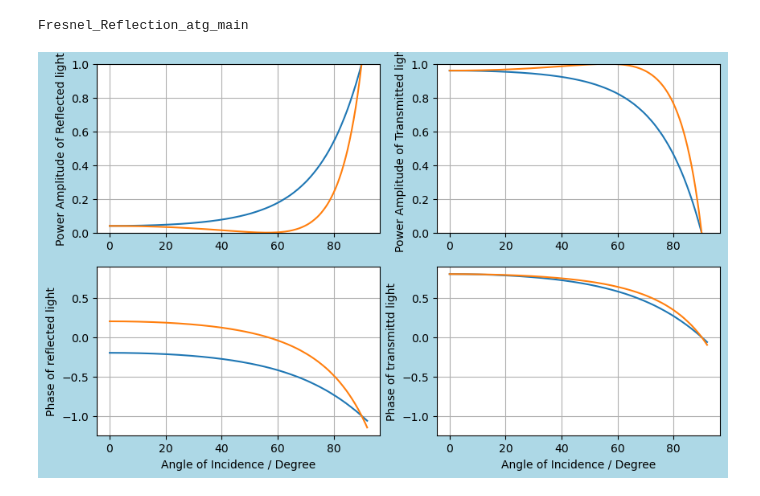
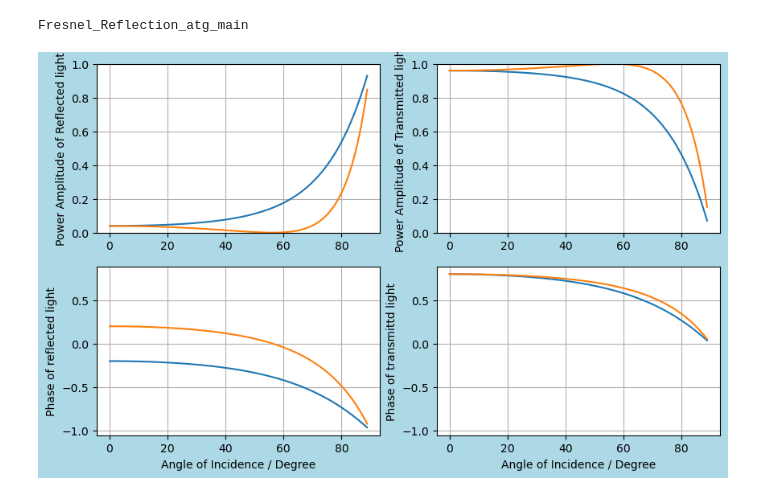
Before and after one commit to tacticstactics/Fresnel-equations, a Jupyter notebook: air-to-glass/Fresnel_Reflection_atg_main.ipynb, the cells around one changed output. Drawn from its saved outputs; the diff is of its cells as text; code cells hidden in the pictures.

```diff
--- a/air-to-glass/Fresnel_Reflection_atg_main.ipynb
+++ b/air-to-glass/Fresnel_Reflection_atg_main.ipynb
@@ -6,7 +6,7 @@ import math
 def Fresnel_Reflection_atg_def(param=0.01,m=512):
 
     #steptheta1 = 0.163036; # degree
-    steptheta1 = 0.18; # degree
+    steptheta1 = 89/m; # degree
 
     theta1col = np.zeros((m,1)); # aoi. Angle Of Incidence
     theta2col = np.zeros((m,1))
@@ -102,31 +102,31 @@ fig = plt.figure(figsize = (10,6), facecolor='lightblue')
 
 
 ax1 = fig.add_subplot(2, 2, 1)
 ax2 = fig.add_subplot(2, 2, 2, sharey=ax1)
 ax3 = fig.add_subplot(2, 2, 3)
 ax4 = fig.add_subplot(2, 2, 4, sharey=ax3)
 
 ax1.plot(theta1col,PRscol,theta1col,PRpcol)
 ax1.set_ylabel("Power Amplitude of Reflected light")
 ax1.set_ylim(0,1)
 ax1.grid()
 
 ax2.plot(theta1col,PTscol,theta1col,PTpcol)
 ax2.set_ylabel("Power Amplitude of Transmitted light")
 ax2.set_ylim(0,1)
 ax2.grid()
 
 ax3.plot(theta1col,rscol,theta1col,rpcol)
 ax3.set_xlabel("Angle of Incidence / Degree")
 ax3.set_ylabel("Phase of reflected light")
 ax3.grid()
 
 ax4.plot(theta1col,tscol,theta1col,tpcol)
 ax4.set_xlabel("Angle of Incidence / Degree")
 ax4.set_ylabel("Phase of transmittd light")
 ax4.grid()
 
 plt.show()
 # %% [output]
 Fresnel_Reflection_atg_main
-[figure, old version]
+[figure, new version]
```
Also changed, not shown: 1 other file.
